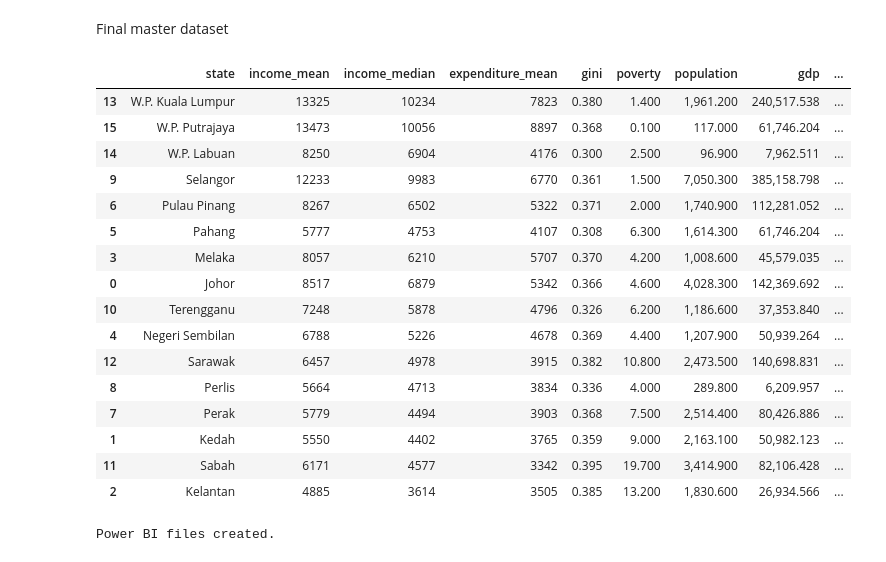
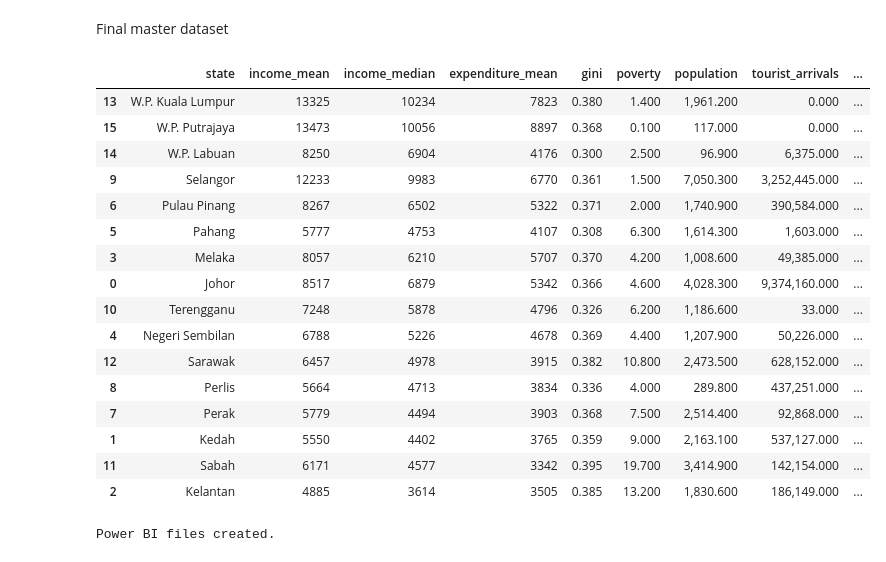
Before and after one commit to a212819-ukm/sustainable-tourism-readiness-in-malaysia, a Jupyter notebook: DATAVERSE_Datathon2026_Colab.ipynb, the cells around one changed output. Saved outputs shown, nothing was run; the diff lists cells and outputs as text; code cells hidden in the pictures.

Commit message:
Add state-level tourism arrivals data

```diff
--- a/DATAVERSE_Datathon2026_Colab.ipynb
+++ b/DATAVERSE_Datathon2026_Colab.ipynb
@@ -831,6 +1001,27 @@ master = master.merge(
     how="left"
 )
 
+# Tourism pressure
+master = master.merge(
+    arrivals_2022,
+    on="state",
+    how="left"
+)
+
+# States without a recorded state-of-entry facility have no arrivals in this
+# entry-point dataset; retain them in the master table with zero pressure.
+master[
+    [
+        "tourist_arrivals",
+        "arrivals_per_1000_residents"
+    ]
+] = master[
+    [
+        "tourist_arrivals",
+        "arrivals_per_1000_residents"
+    ]
+].fillna(0)
+
 print(
     "Master dataset:",
     master.shape
@@ -1881,6 +2076,10 @@ final_columns = [
 
     # Population
     "population",
+
+    # Tourism pressure
+    "tourist_arrivals",
+    "arrivals_per_1000_residents",
 
     # Economic
     "gdp",
@@ -1898,50 +2097,61 @@ final_columns = [
 
     # Scores
     "economic_score",
     "social_score",
     "environment_score",
     "readiness_score",
     "readiness_category",
 
     # ML
     "cluster",
     "cluster_name"
 ]
 
 final_columns = [
     c for c in final_columns
     if c in master.columns
 ]
 
 final_dataset = master[
     final_columns
 ].copy()
 
+tourism_pressure = final_dataset[
+    [
+        "state",
+        "population",
+        "tourist_arrivals",
+        "arrivals_per_1000_residents",
+        "readiness_score",
+        "readiness_category"
+    ]
+].copy()
+
 display(
     final_dataset
     .sort_values(
         "readiness_score",
         ascending=False
     )
 )
 # %% [output]
-|  | state | income_mean | income_median | expenditure_mean | gini | poverty | population | gdp | ... |
-| 13 | W.P. Kuala Lumpur | 13325 | 10234 | 7823 | 0.380 | 1.400 | 1,961.200 | 240,517.538 | ... |
-| 15 | W.P. Putrajaya | 13473 | 10056 | 8897 | 0.368 | 0.100 | 117.000 | 61,746.204 | ... |
-| 14 | W.P. Labuan | 8250 | 6904 | 4176 | 0.300 | 2.500 | 96.900 | 7,962.511 | ... |
-| 9 | Selangor | 12233 | 9983 | 6770 | 0.361 | 1.500 | 7,050.300 | 385,158.798 | ... |
-| 6 | Pulau Pinang | 8267 | 6502 | 5322 | 0.371 | 2.000 | 1,740.900 | 112,281.052 | ... |
-| 5 | Pahang | 5777 | 4753 | 4107 | 0.308 | 6.300 | 1,614.300 | 61,746.204 | ... |
-| 3 | Melaka | 8057 | 6210 | 5707 | 0.370 | 4.200 | 1,008.600 | 45,579.035 | ... |
-| 0 | Johor | 8517 | 6879 | 5342 | 0.366 | 4.600 | 4,028.300 | 142,369.692 | ... |
-| 10 | Terengganu | 7248 | 5878 | 4796 | 0.326 | 6.200 | 1,186.600 | 37,353.840 | ... |
-| 4 | Negeri Sembilan | 6788 | 5226 | 4678 | 0.369 | 4.400 | 1,207.900 | 50,939.264 | ... |
-| 12 | Sarawak | 6457 | 4978 | 3915 | 0.382 | 10.800 | 2,473.500 | 140,698.831 | ... |
-| 8 | Perlis | 5664 | 4713 | 3834 | 0.336 | 4.000 | 289.800 | 6,209.957 | ... |
-| 7 | Perak | 5779 | 4494 | 3903 | 0.368 | 7.500 | 2,514.400 | 80,426.886 | ... |
-| 1 | Kedah | 5550 | 4402 | 3765 | 0.359 | 9.000 | 2,163.100 | 50,982.123 | ... |
-| 11 | Sabah | 6171 | 4577 | 3342 | 0.395 | 19.700 | 3,414.900 | 82,106.428 | ... |
-| 2 | Kelantan | 4885 | 3614 | 3505 | 0.385 | 13.200 | 1,830.600 | 26,934.566 | ... |
+|  | state | income_mean | income_median | expenditure_mean | gini | poverty | population | tourist_arrivals | ... |
+| 13 | W.P. Kuala Lumpur | 13325 | 10234 | 7823 | 0.380 | 1.400 | 1,961.200 | 0.000 | ... |
+| 15 | W.P. Putrajaya | 13473 | 10056 | 8897 | 0.368 | 0.100 | 117.000 | 0.000 | ... |
+| 14 | W.P. Labuan | 8250 | 6904 | 4176 | 0.300 | 2.500 | 96.900 | 6,375.000 | ... |
+| 9 | Selangor | 12233 | 9983 | 6770 | 0.361 | 1.500 | 7,050.300 | 3,252,445.000 | ... |
+| 6 | Pulau Pinang | 8267 | 6502 | 5322 | 0.371 | 2.000 | 1,740.900 | 390,584.000 | ... |
+| 5 | Pahang | 5777 | 4753 | 4107 | 0.308 | 6.300 | 1,614.300 | 1,603.000 | ... |
+| 3 | Melaka | 8057 | 6210 | 5707 | 0.370 | 4.200 | 1,008.600 | 49,385.000 | ... |
+| 0 | Johor | 8517 | 6879 | 5342 | 0.366 | 4.600 | 4,028.300 | 9,374,160.000 | ... |
+| 10 | Terengganu | 7248 | 5878 | 4796 | 0.326 | 6.200 | 1,186.600 | 33.000 | ... |
+| 4 | Negeri Sembilan | 6788 | 5226 | 4678 | 0.369 | 4.400 | 1,207.900 | 50,226.000 | ... |
+| 12 | Sarawak | 6457 | 4978 | 3915 | 0.382 | 10.800 | 2,473.500 | 628,152.000 | ... |
+| 8 | Perlis | 5664 | 4713 | 3834 | 0.336 | 4.000 | 289.800 | 437,251.000 | ... |
+| 7 | Perak | 5779 | 4494 | 3903 | 0.368 | 7.500 | 2,514.400 | 92,868.000 | ... |
+| 1 | Kedah | 5550 | 4402 | 3765 | 0.359 | 9.000 | 2,163.100 | 537,127.000 | ... |
+| 11 | Sabah | 6171 | 4577 | 3342 | 0.395 | 19.700 | 3,414.900 | 142,154.000 | ... |
+| 2 | Kelantan | 4885 | 3614 | 3505 | 0.385 | 13.200 | 1,830.600 | 186,149.000 | ... |
 # %%
 # ============================================================
 # EXPORT POWER BI FILES
```
Also changed, not shown: parts of 9 cells of this notebook.
